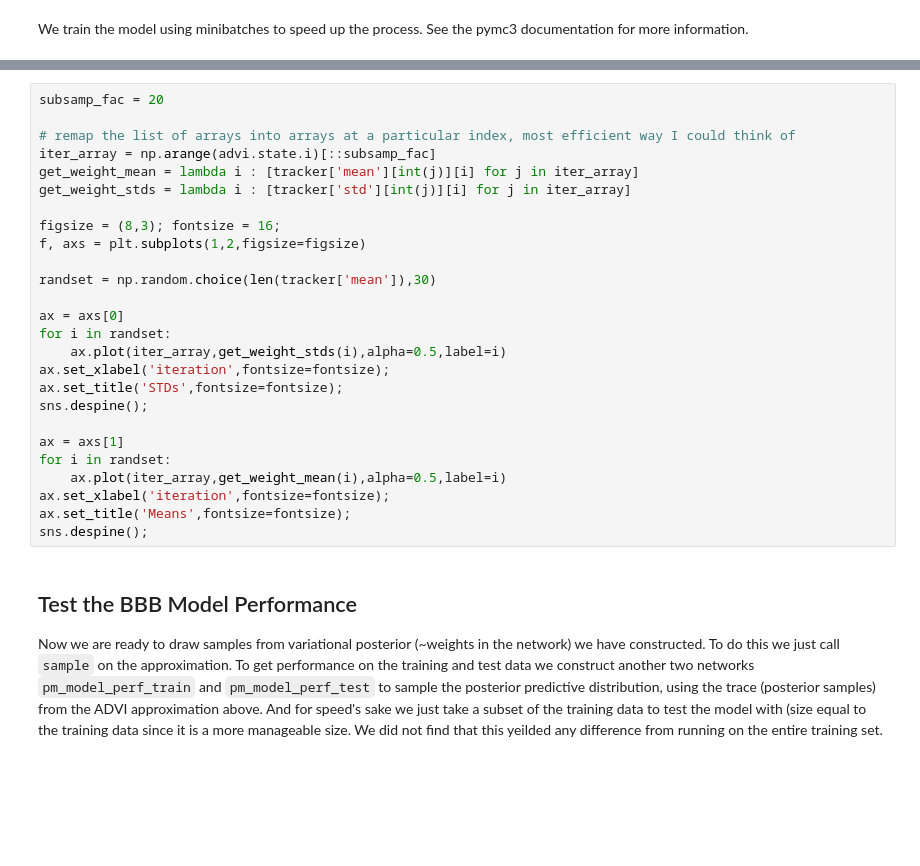
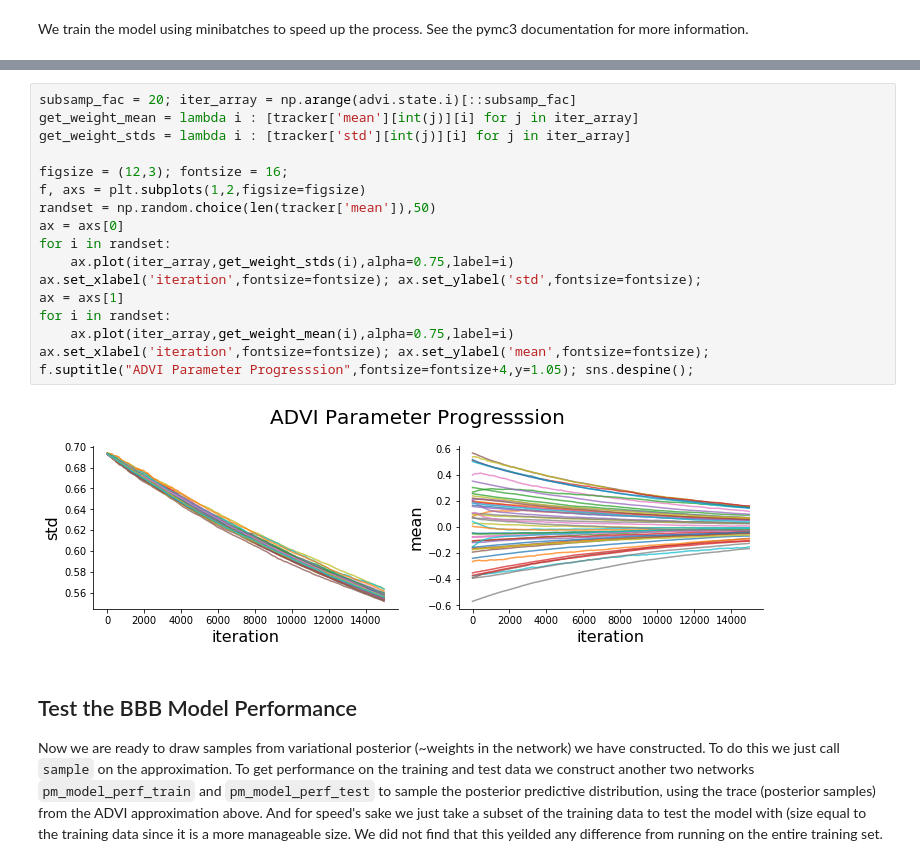
Before and after one commit to chongguo/ADVI-pymc3-Fashion-MNIST, a Jupyter notebook: BBB_tutorial.ipynb, the cells around one changed output, grey strips where cells are left out. Drawn from its saved outputs; the diff is of its cells as text; blank space fills up the shorter version.

```diff
--- a/BBB_tutorial.ipynb
+++ b/BBB_tutorial.ipynb
@@ -603,29 +598,22 @@ The ELBO plot tells us it has approached stable performance, so we next look at
 # %%
-subsamp_fac = 20
-
-# remap the list of arrays into arrays at a particular index, most efficient way I could think of
-iter_array = np.arange(advi.state.i)[::subsamp_fac]
+subsamp_fac = 20; iter_array = np.arange(advi.state.i)[::subsamp_fac]
 get_weight_mean = lambda i : [tracker['mean'][int(j)][i] for j in iter_array]
 get_weight_stds = lambda i : [tracker['std'][int(j)][i] for j in iter_array]
 
-figsize = (8,3); fontsize = 16;
+figsize = (12,3); fontsize = 16;
 f, axs = plt.subplots(1,2,figsize=figsize)
-
-randset = np.random.choice(len(tracker['mean']),30)
-
+randset = np.random.choice(len(tracker['mean']),50)
 ax = axs[0]
 for i in randset:
-    ax.plot(iter_array,get_weight_stds(i),alpha=0.5,label=i)
-ax.set_xlabel('iteration',fontsize=fontsize);
-ax.set_title('STDs',fontsize=fontsize);
-sns.despine();
-
+    ax.plot(iter_array,get_weight_stds(i),alpha=0.75,label=i)
+ax.set_xlabel('iteration',fontsize=fontsize); ax.set_ylabel('std',fontsize=fontsize);
 ax = axs[1]
 for i in randset:
-    ax.plot(iter_array,get_weight_mean(i),alpha=0.5,label=i)
-ax.set_xlabel('iteration',fontsize=fontsize);
-ax.set_title('Means',fontsize=fontsize);
-sns.despine();
+    ax.plot(iter_array,get_weight_mean(i),alpha=0.75,label=i)
+ax.set_xlabel('iteration',fontsize=fontsize); ax.set_ylabel('mean',fontsize=fontsize);
+f.suptitle("ADVI Parameter Progresssion",fontsize=fontsize+4,y=1.05); sns.despine();
+# %% [output]
+[figure, added]
 # %% [markdown]
 ## Test the BBB Model Performance
 Now we are ready to draw samples from variational posterior (~weights in the network) we have constructed. To do this we just call `sample` on the approximation. To get performance on the training and test data we construct another two networks `pm_model_perf_train` and `pm_model_perf_test` to sample the posterior predictive distribution, using the trace (posterior samples) from the ADVI approximation above. And for speed's sake we just take a subset of the training data to test the model with (size equal to the training data since it is a more manageable size. We did not find that this yeilded any difference from running on the entire training set.
```
Also changed, not shown: parts of 64 cells of this notebook, 6 other files.
